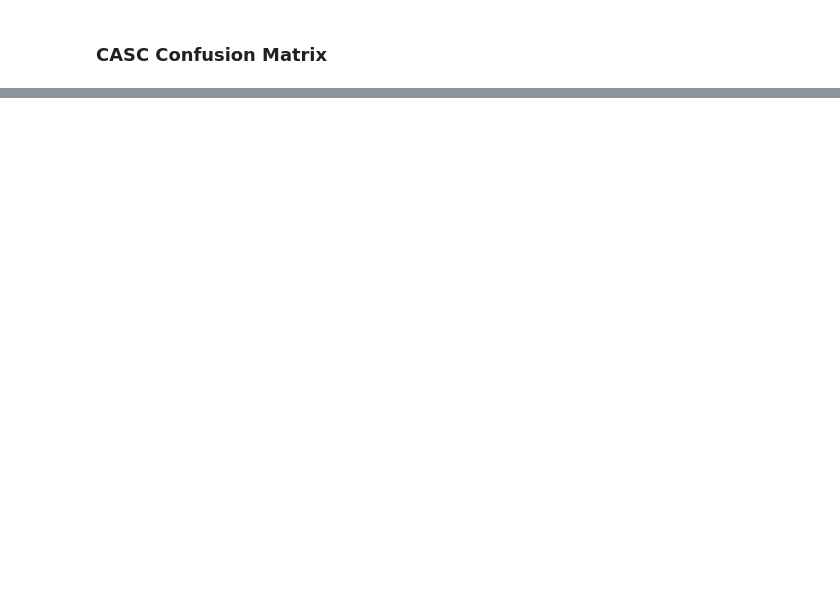
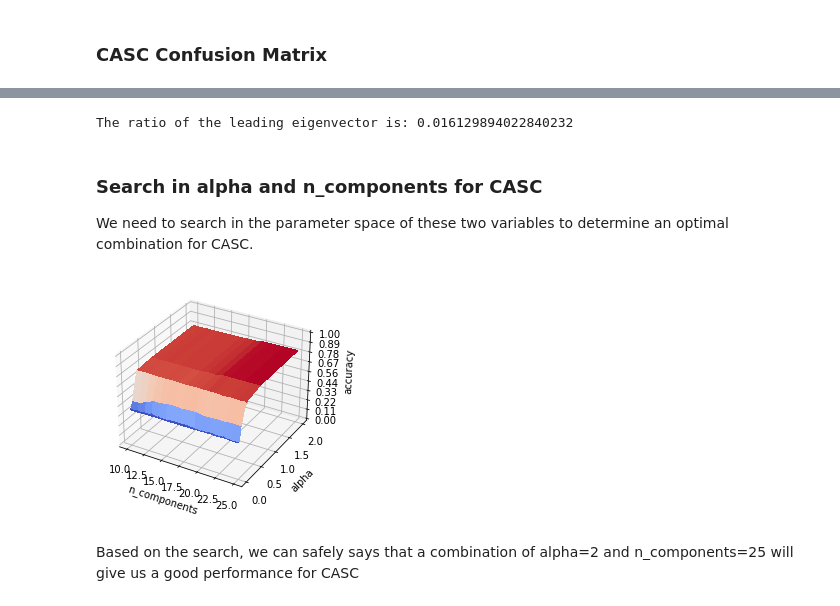
Before and after one commit to zeou1/blogs, a Jupyter notebook: _notebooks/2021-05-06-CASC-GraphSAGE.ipynb, the cells around one changed output, grey strips where cells are left out. Cells and saved outputs as stored; diff of their text form; code cells hidden in the pictures; blank space fills up the shorter version.

```diff
--- a/_notebooks/2021-05-06-CASC-GraphSAGE.ipynb
+++ b/_notebooks/2021-05-06-CASC-GraphSAGE.ipynb
@@ -324,0 +401,79 @@ disp.plot(ax=ax, xticks_rotation=270)
+# %%
+print("The ratio of the leading eigenvector is:", case.alpha_)
+# %% [output]
+The ratio of the leading eigenvector is: 0.016129894022840232
+# %% [markdown]
+### Search in alpha and n_components for CASC
+
+We need to search in the parameter space of these two variables to determine an optimal combination for CASC.
+# %%
+#hide_input
+%matplotlib inline
+from tensorflow.keras import layers, optimizers, losses, metrics, Model, Sequential, utils
+from graspologic.embed import CovariateAssistedEmbed as CASE
+from sklearn import preprocessing, model_selection
+import matplotlib.pyplot as plt
+from matplotlib import cm
+from matplotlib.ticker import LinearLocator
+
+
+# Split the dataset into training and testing
+train_subjects, test_subjects = model_selection.train_test_split(
+    node_subjects_CASC, train_size=0.1, test_size=None, stratify=node_subjects_CASC
+)
+
+target_encoding = preprocessing.LabelBinarizer()
+
+train_targets = target_encoding.fit_transform(train_subjects)
+test_targets = target_encoding.transform(test_subjects)
+
+# Define the search range
+alpha_min=10e-5
+alpha_max=2
+alpha_num=10
+components_min=10
+components_max=25
+
+components_num = components_max - components_min + 1
+alpha_range = np.geomspace(alpha_min, alpha_max, alpha_num)
+components_range = range(components_min, components_max+1)
+
+test_loss = np.zeros((alpha_num, components_num))
+test_acc = np.zeros((alpha_num, components_num))
+
+for a, i in zip(alpha_range, range(0, alpha_num)):
+    case = CASE(alpha=a, assortative=True, n_components=components_max)
+    latents = case.fit_transform((A, X))
+    for n, j in zip(components_range, range(0, components_num)):
+        train_data = latents[train_subjects.index.values, 0:n]
+        test_data = latents[test_subjects.index.values, 0:n]
+        model = Sequential(
+            layers.Dense(units=train_targets.shape[1], activation="softmax")
+        )
+        model.compile(
+            optimizer=optimizers.Adam(lr=0.03),
+            loss=losses.categorical_crossentropy,
+            metrics=["acc"],
+        )
+        model.fit(train_data, train_targets, epochs=50, verbose=0)
+        test_loss[i, j], test_acc[i, j] = model.evaluate(test_data,  test_targets, verbose=0)
+
+components_range, alpha_range = np.meshgrid(components_range, alpha_range)
+fig = plt.figure()
+ax = plt.axes(projection='3d')
+
+surf = ax.plot_surface(components_range, alpha_range, test_acc, cmap=cm.coolwarm, linewidth=0, antialiased=False)
+
+# Customize the z axis.
+ax.set_zlim(0, 1)
+ax.zaxis.set_major_locator(LinearLocator(10))
+# A StrMethodFormatter is used automatically
+ax.zaxis.set_major_formatter('{x:.02f}')
+
+ax.set_xlabel('n_components')
+ax.set_ylabel('alpha')
+ax.set_zlabel('accuracy');
+# %% [output]
+[figure, added]
+# %% [markdown]
+Based on the search, we can safely says that a combination of alpha=2 and n_components=25 will give us a good performance for CASC
```
Also changed, not shown: parts of 30 cells of this notebook.
